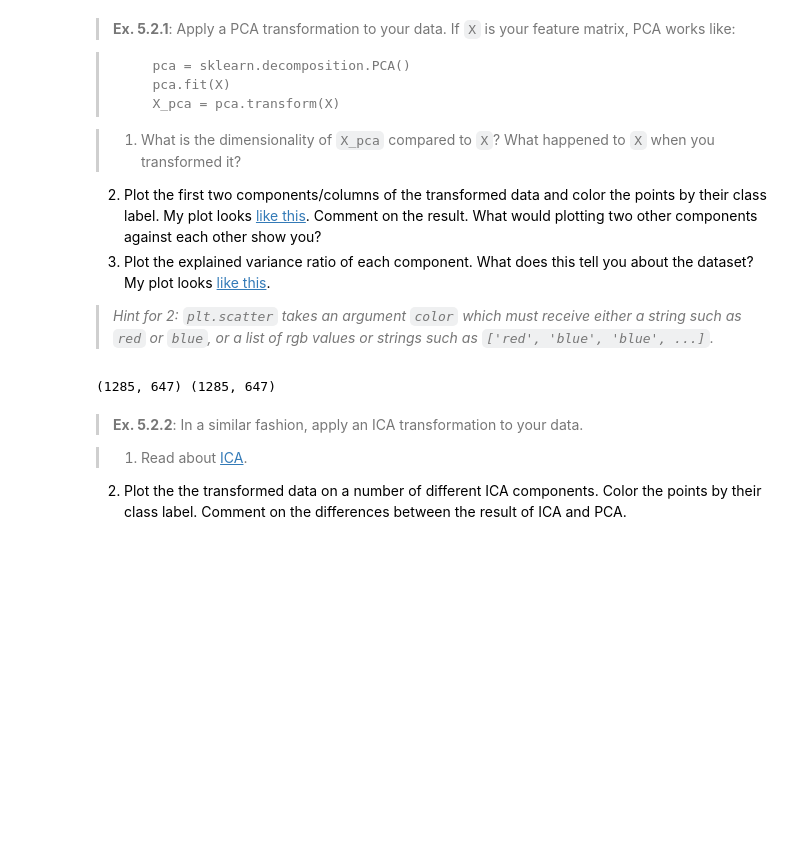
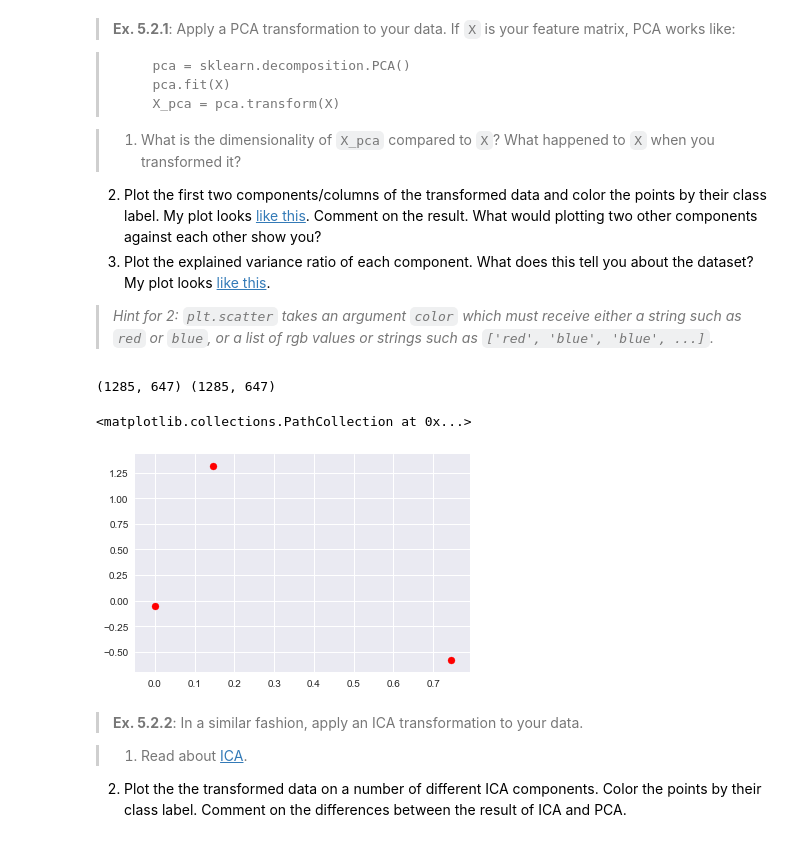
Before and after one commit to allengueco/marvel_project, a Jupyter notebook: machine_learning2.ipynb, the cells around one changed output. Saved outputs shown, nothing was run; the diff lists cells and outputs as text; code cells hidden in the pictures; blank space fills up the shorter version.

```diff
--- a/machine_learning2.ipynb
+++ b/machine_learning2.ipynb
@@ -218,6 +192,11 @@ X_pca = pca.transform(marvel_features)
 print (X_pca.shape, marvel_features.shape)
 # %% [output]
 (1285, 647) (1285, 647)
+# %%
+plt.scatter(X_pca[0], X_pca[1],color='red')
+# %% [output]
+<matplotlib.collections.PathCollection at 0x...>
+[figure, added]
 # %% [markdown]
 >**Ex. 5.2.2**: In a similar fashion, apply an ICA transformation to your data.
 
```
Also changed, not shown: parts of 16 cells of this notebook, 3 other files.
